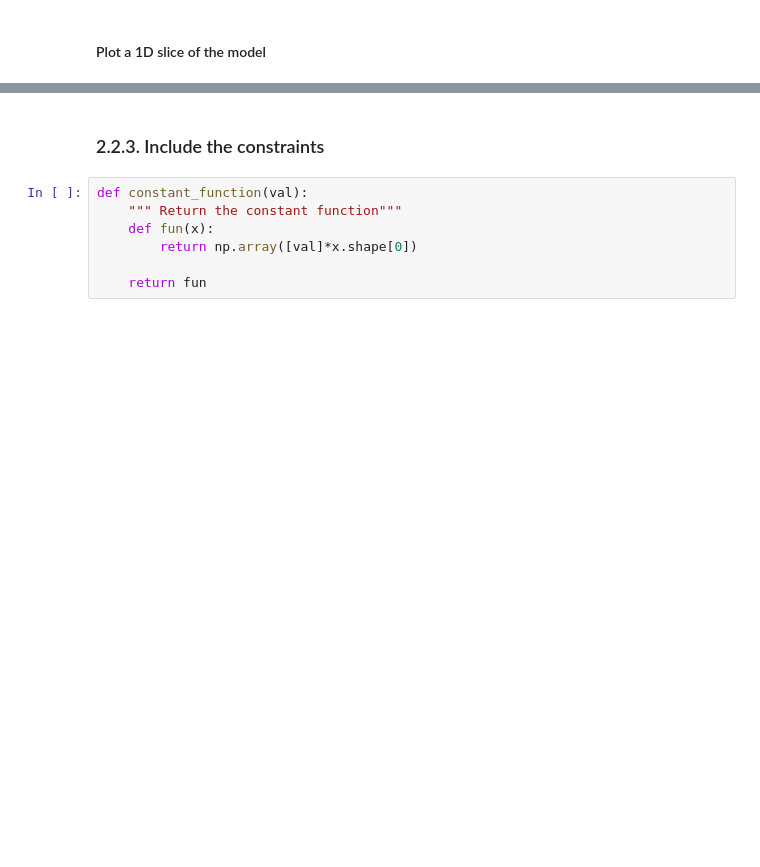
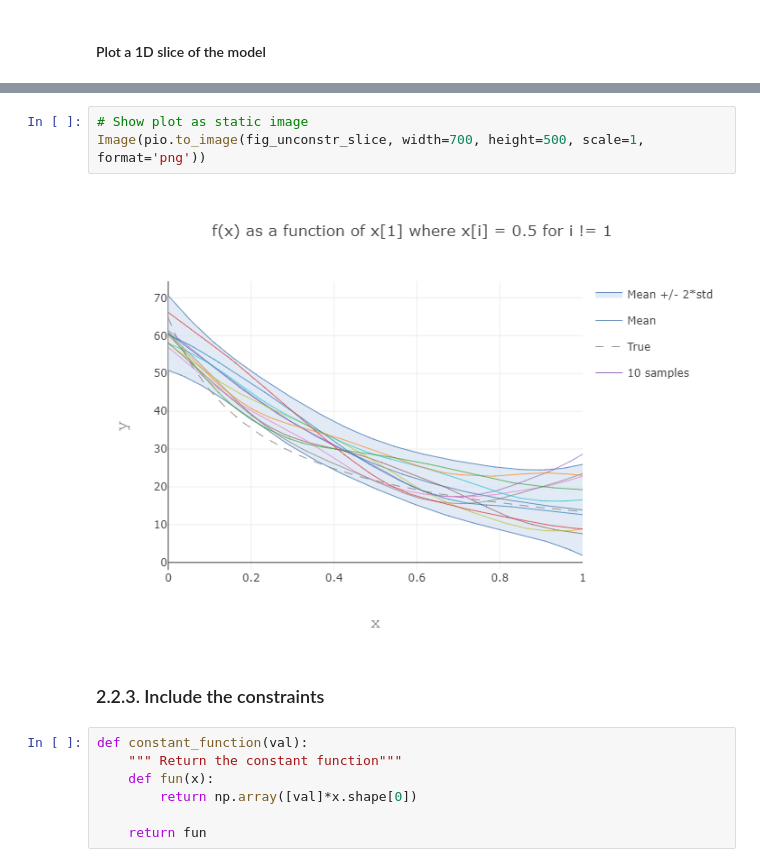
Before and after one commit to cagrell/gp_constr, a Jupyter notebook: Example_3.ipynb, the cells around one changed output, grey strips where cells are left out. Cells and saved outputs as stored; diff of their text form; blank space fills up the shorter version.

```diff
--- a/Example_3.ipynb
+++ b/Example_3.ipynb
@@ -313,4 +321,9 @@ pltlyoff.iplot(fig_unconstr_slice, filename='')
 [interactive output not drawn]
+# %%
+# Show plot as static image
+Image(pio.to_image(fig_unconstr_slice, width=700, height=500, scale=1, format='png'))
+# %% [output]
+[figure, added]
 # %% [markdown]
 ### 2.2.3. Include the constraints
 # %%
```
Also changed, not shown: parts of 15 cells of this notebook.
